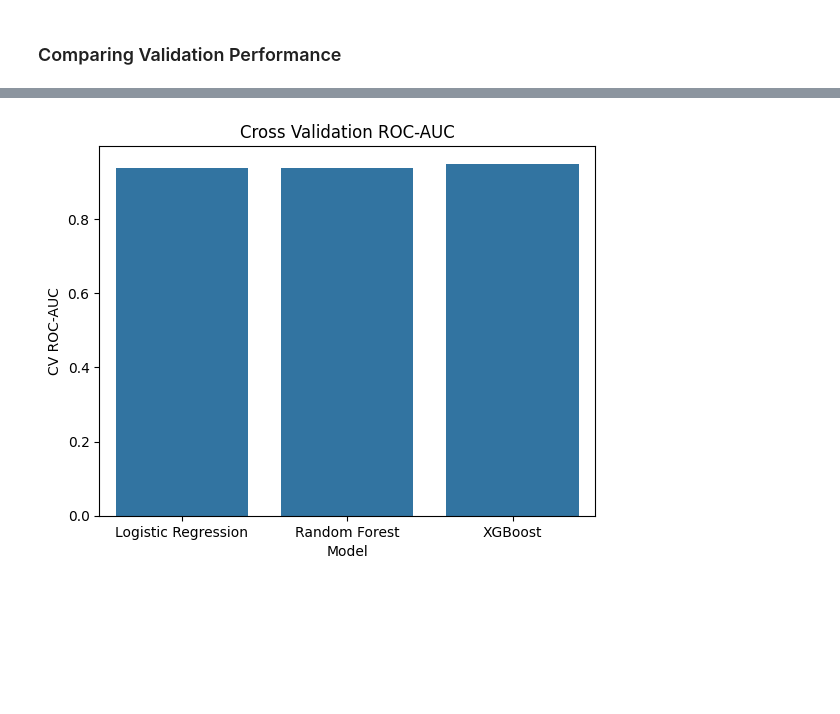
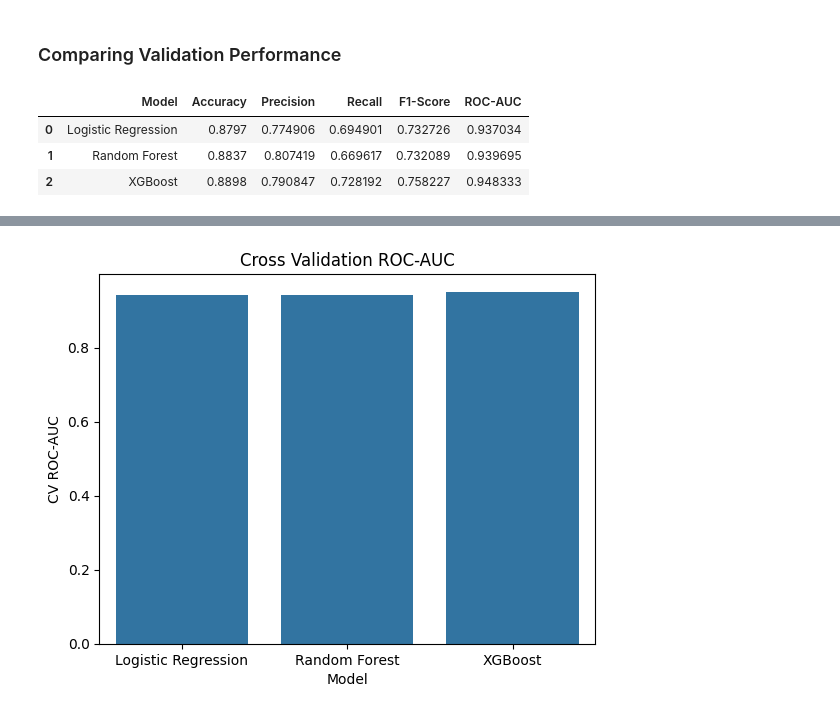
Before and after one commit to vanshikaav/Startup-Risk-Assessment, a Jupyter notebook: StartupRiskAssessment.ipynb, the cells around one changed output, grey strips where cells are left out. Saved outputs shown, nothing was run; the diff lists cells and outputs as text; code cells hidden in the pictures; blank space fills up the shorter version.

```diff
--- a/StartupRiskAssessment.ipynb
+++ b/StartupRiskAssessment.ipynb
@@ -597,6 +597,41 @@ Insights:
 • Random Forest explored different tree structures.<br>
 # %% [markdown]
 <h3>Comparing Validation Performance</h3>
+# %%
+from sklearn.metrics import accuracy_score, precision_score
+from sklearn.metrics import recall_score, f1_score
+from sklearn.metrics import roc_auc_score
+import pandas as pd
+
+models = {
+    "Logistic Regression": grid_lr.best_estimator_,
+    "Random Forest": rf_search.best_estimator_,
+    "XGBoost": xgb_search.best_estimator_
+}
+
+results = []
+
+for name, model in models.items():
+
+    y_pred = model.predict(X_test)
+    y_prob = model.predict_proba(X_test)[:,1]
+
+    results.append({
+        "Model": name,
+        "Accuracy": accuracy_score(y_test, y_pred),
+        "Precision": precision_score(y_test, y_pred),
+        "Recall": recall_score(y_test, y_pred),
+        "F1-Score": f1_score(y_test, y_pred),
+        "ROC-AUC": roc_auc_score(y_test, y_prob)
+    })
+
+comparison_df = pd.DataFrame(results)
+comparison_df
+# %% [output]
+|  | Model | Accuracy | Precision | Recall | F1-Score | ROC-AUC |
+| 0 | Logistic Regression | 0.8797 | 0.774906 | 0.694901 | 0.732726 | 0.937034 |
+| 1 | Random Forest | 0.8837 | 0.807419 | 0.669617 | 0.732089 | 0.939695 |
+| 2 | XGBoost | 0.8898 | 0.790847 | 0.728192 | 0.758227 | 0.948333 |
 # %%
 comparison_cv = pd.DataFrame({
     "Model":[
```
Also changed, not shown: parts of 26 cells of this notebook.
